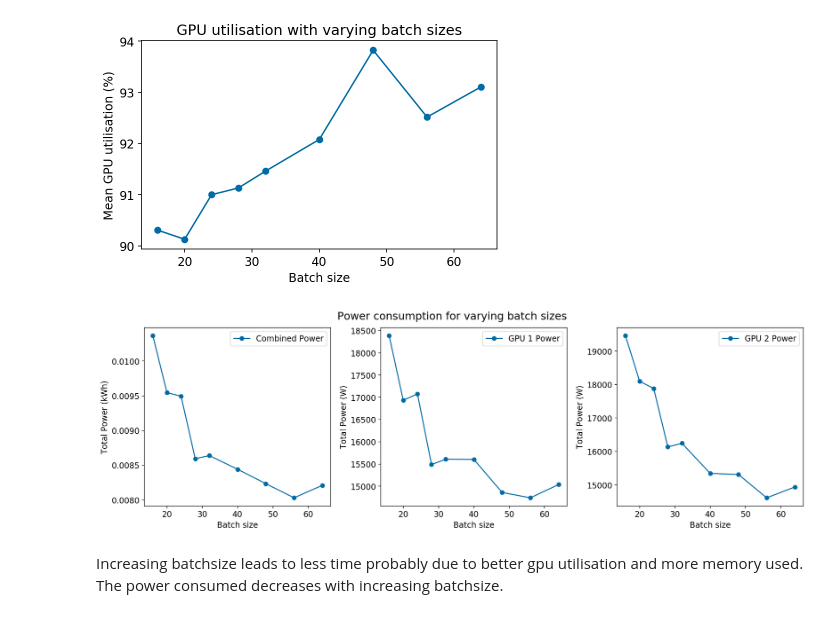
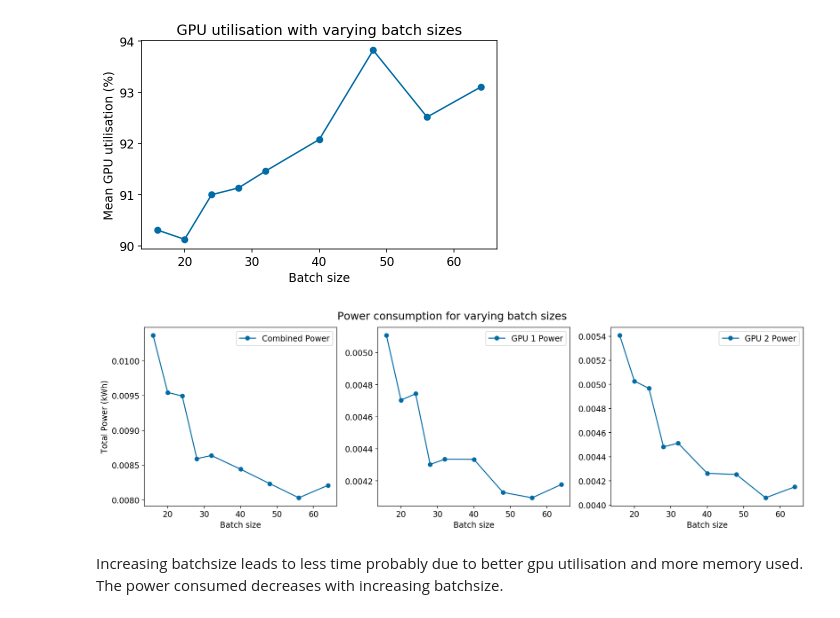
Before and after one commit to MScDissertation/NLP, a Jupyter notebook: nvidia-smi-data.ipynb, the cells around one changed output. Saved outputs shown, nothing was run; the diff lists cells and outputs as text; code cells hidden in the pictures.

Commit message:
new plots

```diff
--- a/nvidia-smi-data.ipynb
+++ b/nvidia-smi-data.ipynb
@@ -188,22 +178,24 @@ plt.savefig("viz/gpuUtilBatchSize.png")
 # %% [output]
 [figure]
 # %%
+g1power = df_mrpc["gpu1_mean_power"]* df_mrpc['total_time'] / (1000 * 3600)
+g2power = df_mrpc["gpu2_mean_power"]* df_mrpc['total_time'] / (1000 * 3600)
 fig, axs = plt.subplots(1,3,figsize=(15,5))
 axs[0].plot(df_mrpc['batchsize'],df_mrpc["summed_power"],'-o', label="Combined Power")
-axs[1].plot(df_mrpc['batchsize'],df_mrpc["gpu1_mean_power"]* df_mrpc['total_time'], '-o',label="GPU 1 Power")
-axs[2].plot(df_mrpc['batchsize'],df_mrpc["gpu2_mean_power"]* df_mrpc['total_time'], '-o', label="GPU 2 Power")
+axs[1].plot(df_mrpc['batchsize'],g1power, '-o',label="GPU 1 Power")
+axs[2].plot(df_mrpc['batchsize'],g2power, '-o', label="GPU 2 Power")
 axs[0].legend()
 axs[1].legend()
 axs[2].legend()
 plt.setp(axs[:], xlabel='Batch size')
 plt.setp(axs[0], ylabel='Total Power (kWh)')
-plt.setp(axs[1:3], ylabel='Total Power (W)')
+
 plt.suptitle("Power consumption for varying batch sizes",fontsize='16')
 plt.tight_layout(rect=[0, 0.03, 1, 0.95])
 #https://stackoverflow.com/questions/8248467/matplotlib-tight-layout-doesnt-take-into-account-figure-suptitle
 plt.savefig("viz/batchsizeVsPower.png")
 # %% [output]
-[figure, old version]
+[figure, new version]
 # %% [markdown]
 Increasing batchsize leads to less time probably due to better gpu utilisation and more memory used.
 The power consumed decreases with increasing batchsize.
```
Also changed, not shown: parts of 10 cells of this notebook, 4 other files.
